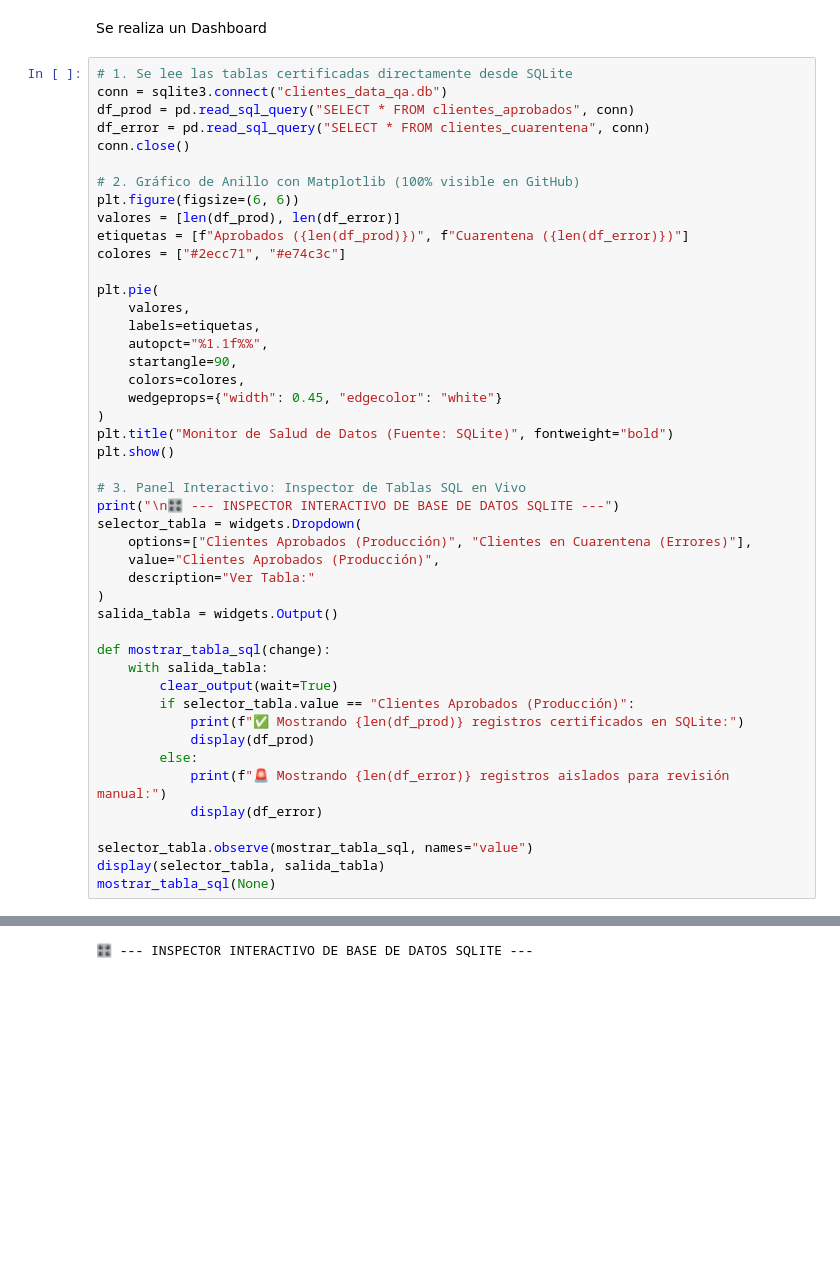
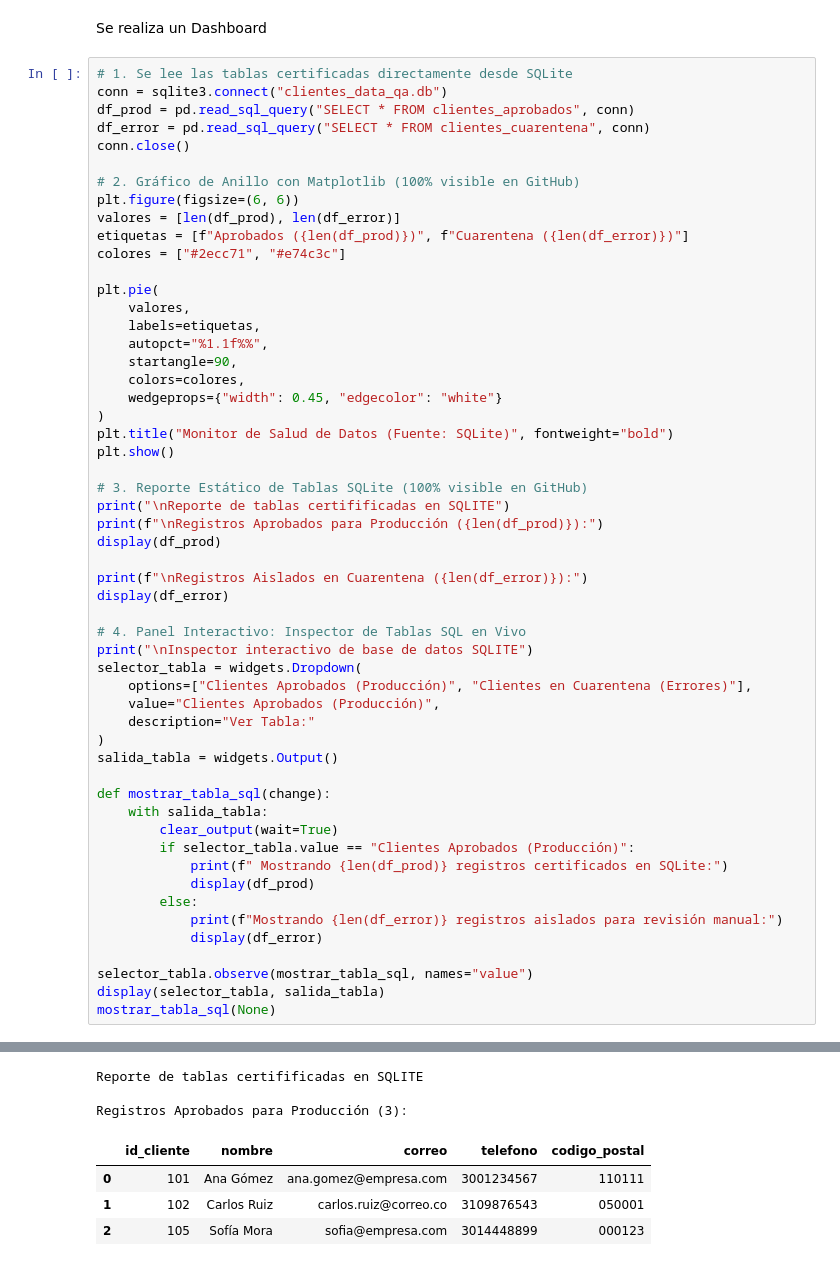
Before and after one commit to JeyssonP92/Proyectos-Python-y-QA, a Jupyter notebook: pipeline_end_to_end_data_qa_dashboard.ipynb, the cells around one changed output, grey strips where cells are left out. Cells and saved outputs as stored; diff of their text form; blank space fills up the shorter version.

Commit message:
pipeline End-to-End con Pandera, SQLite, Pytest y Dashboard interactivo

```diff
--- a/pipeline_end_to_end_data_qa_dashboard.ipynb
+++ b/pipeline_end_to_end_data_qa_dashboard.ipynb
@@ -249,35 +252,49 @@ plt.pie(
     valores,
     labels=etiquetas,
     autopct="%1.1f%%",
     startangle=90,
     colors=colores,
     wedgeprops={"width": 0.45, "edgecolor": "white"}
 )
 plt.title("Monitor de Salud de Datos (Fuente: SQLite)", fontweight="bold")
 plt.show()
 
-# 3. Panel Interactivo: Inspector de Tablas SQL en Vivo
-print("\n🎛️ --- INSPECTOR INTERACTIVO DE BASE DE DATOS SQLITE ---")
+# 3. Reporte Estático de Tablas SQLite (100% visible en GitHub)
+print("\nReporte de tablas certifificadas en SQLITE")
+print(f"\nRegistros Aprobados para Producción ({len(df_prod)}):")
+display(df_prod)
+
+print(f"\nRegistros Aislados en Cuarentena ({len(df_error)}):")
+display(df_error)
+
+# 4. Panel Interactivo: Inspector de Tablas SQL en Vivo
+print("\nInspector interactivo de base de datos SQLITE")
 selector_tabla = widgets.Dropdown(
     options=["Clientes Aprobados (Producción)", "Clientes en Cuarentena (Errores)"],
     value="Clientes Aprobados (Producción)",
     description="Ver Tabla:"
 )
 salida_tabla = widgets.Output()
 
 def mostrar_tabla_sql(change):
     with salida_tabla:
         clear_output(wait=True)
         if selector_tabla.value == "Clientes Aprobados (Producción)":
-            print(f"✅ Mostrando {len(df_prod)} registros certificados en SQLite:")
+            print(f" Mostrando {len(df_prod)} registros certificados en SQLite:")
             display(df_prod)
         else:
-            print(f"🚨 Mostrando {len(df_error)} registros aislados para revisión manual:")
+            print(f"Mostrando {len(df_error)} registros aislados para revisión manual:")
             display(df_error)
 
 selector_tabla.observe(mostrar_tabla_sql, names="value")
 display(selector_tabla, salida_tabla)
 mostrar_tabla_sql(None)
 # %% [output]
 [figure]
-🎛️ --- INSPECTOR INTERACTIVO DE BASE DE DATOS SQLITE ---
+Reporte de tablas certifificadas en SQLITE
+
+Registros Aprobados para Producción (3):
+|  | id_cliente | nombre | correo | telefono | codigo_postal |
+| 0 | 101 | Ana Gómez | ana.gomez@empresa.com | 3001234567 | 110111 |
+| 1 | 102 | Carlos Ruiz | carlos.ruiz@correo.co | 3109876543 | 050001 |
+| 2 | 105 | Sofía Mora | sofia@empresa.com | 3014448899 | 000123 |
```
Also changed, not shown: parts of 2 cells of this notebook.
